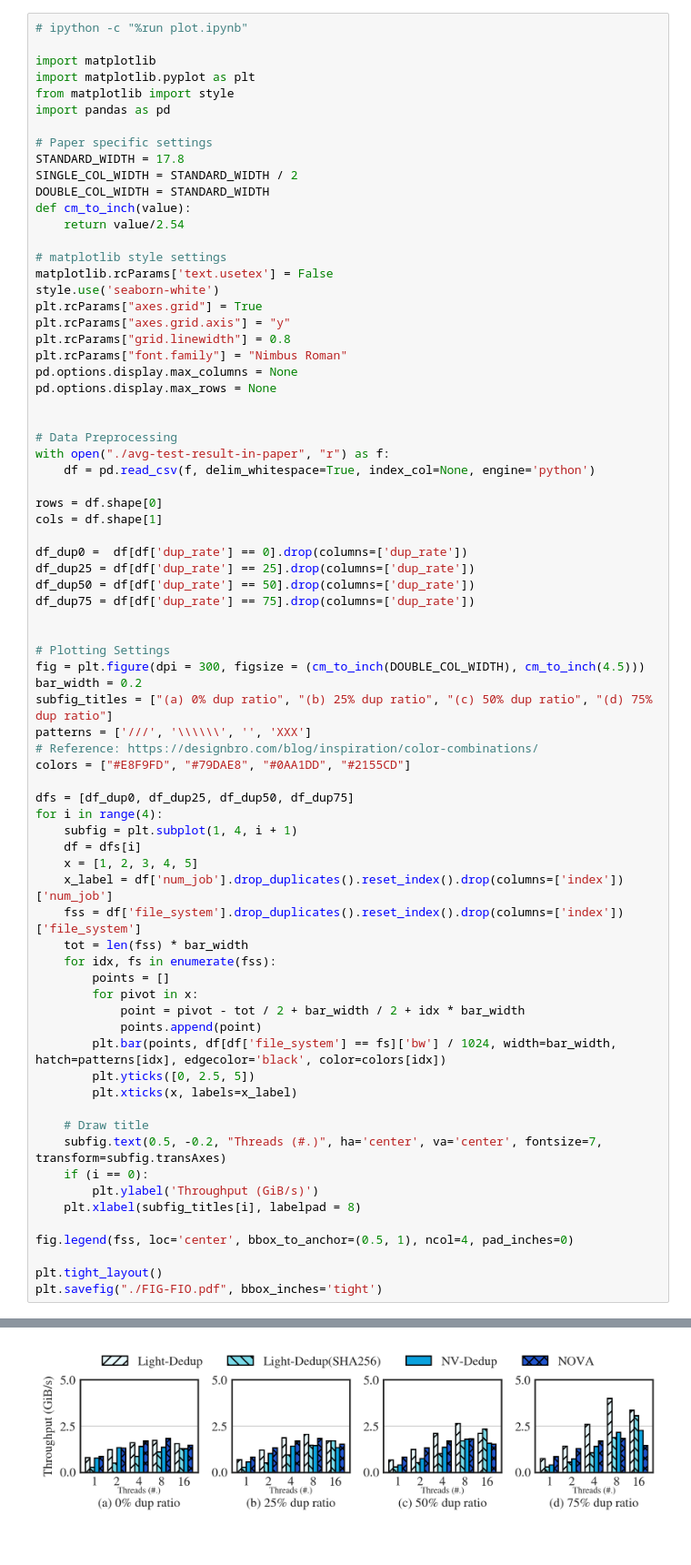
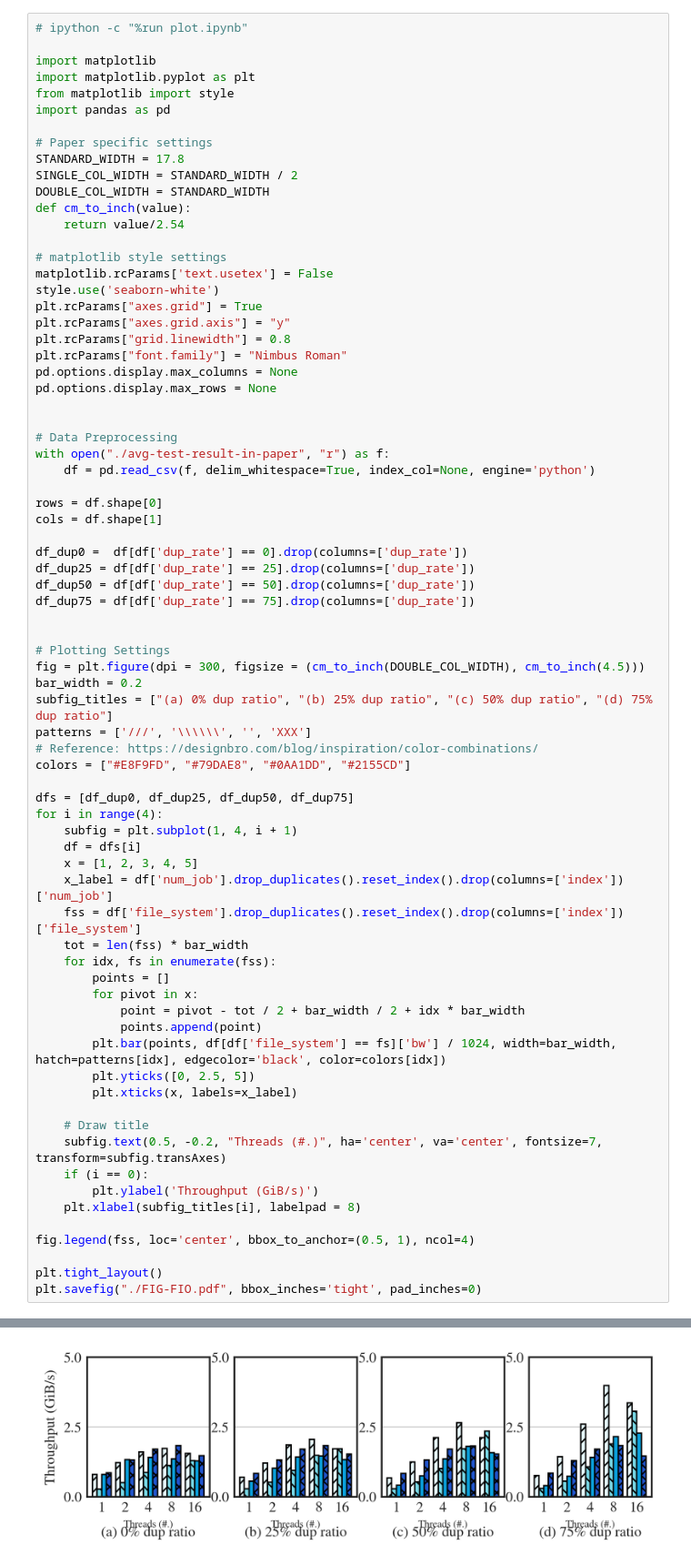
Before and after one commit to Light-Dedup/tests, a Jupyter notebook: FIG5_FIO/plot.ipynb, the cells around one changed output, grey strips where cells are left out. Shown at 91% size. Saved outputs shown, nothing was run; the diff lists cells and outputs as text.

```diff
--- a/FIG5_FIO/plot.ipynb
+++ b/FIG5_FIO/plot.ipynb
@@ -68,8 +68,8 @@ for i in range(4):
         plt.ylabel('Throughput (GiB/s)')
     plt.xlabel(subfig_titles[i], labelpad = 8)
 
-fig.legend(fss, loc='center', bbox_to_anchor=(0.5, 1), ncol=4, pad_inches=0)
+fig.legend(fss, loc='center', bbox_to_anchor=(0.5, 1), ncol=4)
 
 plt.tight_layout()
-plt.savefig("./FIG-FIO.pdf", bbox_inches='tight')
+plt.savefig("./FIG-FIO.pdf", bbox_inches='tight', pad_inches=0)
 # %% [output]
@@ -77 +77 @@ plt.savefig("./FIG-FIO.pdf", bbox_inches='tight')
-[figure, old version]
+[figure, new version]
```
Also changed, not shown: parts of 1 cell of this notebook, 2 other files.
